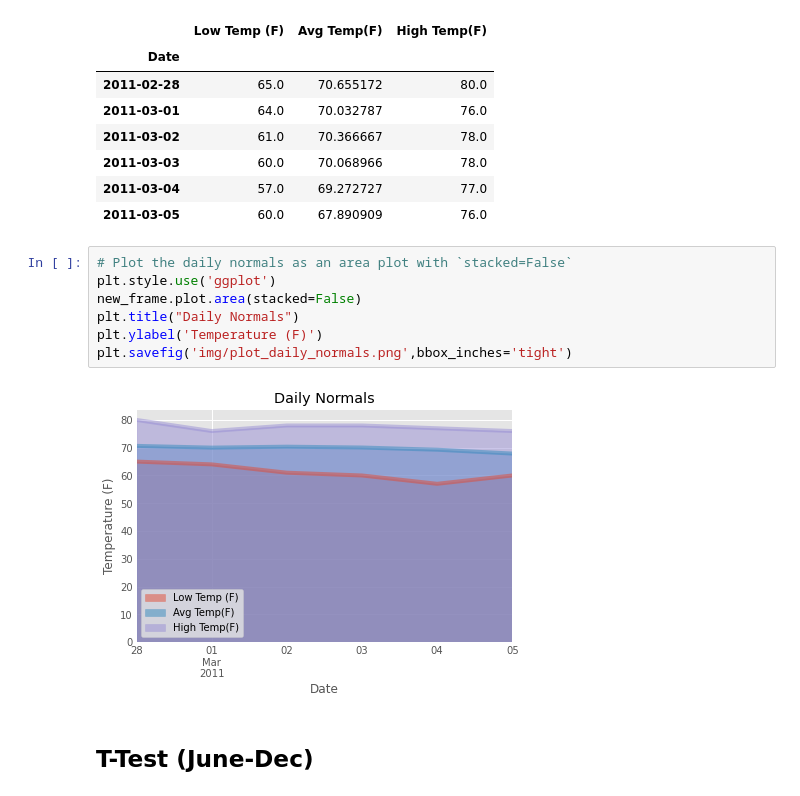
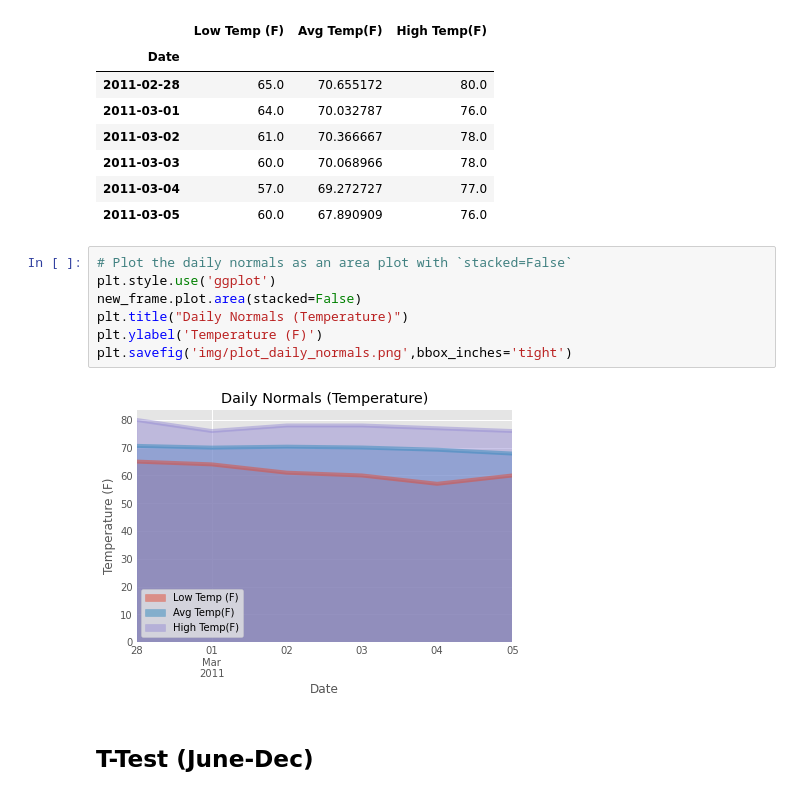
Before and after one commit to gabeo13/SQLAlchemy-ORM-Flask-API, a Jupyter notebook: climate.ipynb, the cells around one changed output. Saved outputs shown, nothing was run; the diff lists cells and outputs as text.

```diff
--- a/climate.ipynb
+++ b/climate.ipynb
@@ -352,12 +352,12 @@ new_frame
 # %%
 # Plot the daily normals as an area plot with `stacked=False`
 plt.style.use('ggplot')
 new_frame.plot.area(stacked=False)
-plt.title("Daily Normals")
+plt.title("Daily Normals (Temperature)")
 plt.ylabel('Temperature (F)')
 plt.savefig('img/plot_daily_normals.png',bbox_inches='tight')
 # %% [output]
-[figure, old version]
+[figure, new version]
 # %% [markdown]
 ## T-Test (June-Dec)
 # %% [markdown]
```
Also changed, not shown: parts of 5 cells of this notebook, 5 other files.
